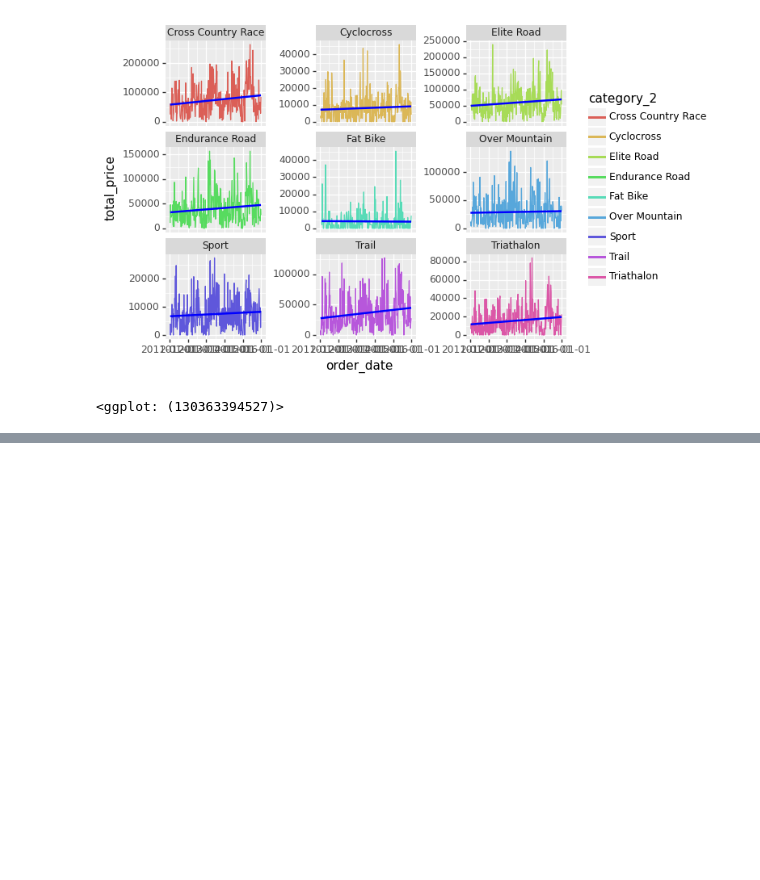
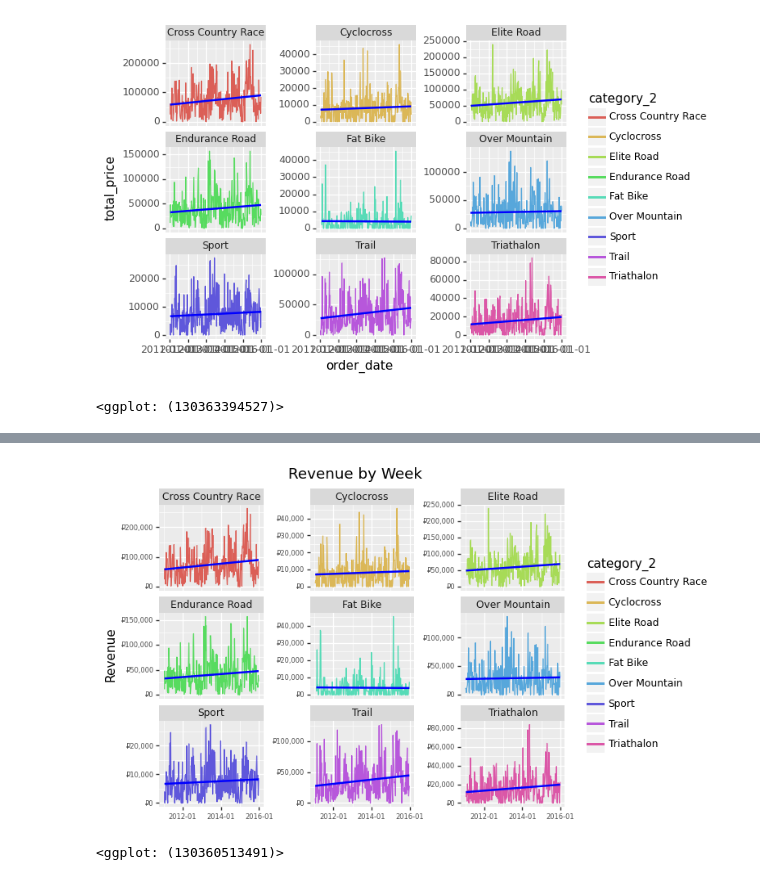
Before and after one commit to boodscode237/DS48_101, a Jupyter notebook: main.ipynb, the cells around one changed output, grey strips where cells are left out. Drawn from its saved outputs; the diff is of its cells as text; code cells hidden in the pictures; blank space fills up the shorter version.

```diff
--- a/main.ipynb
+++ b/main.ipynb
@@ -1156,0 +1339,26 @@ ggplot(
+# %%
+ggplot(
+    mapping = aes(x='order_date', y='total_price', color='category_2'),
+    data = sales_by_month_cat_2
+) + \
+    geom_line() + \
+    geom_smooth(method = 'lm', se=False, color='blue') + \
+    facet_wrap(facets='category_2', ncol=3, scales='free_y') + \
+    scale_y_continuous(labels = rub) + \
+    scale_x_datetime(
+        breaks = date_breaks('2 years'),
+        labels = date_format(fmt='%Y-%m')
+    ) + \
+    labs(
+        title = 'Revenue by Week',
+        x = '',
+        y = 'Revenue'
+    ) + \
+    theme(
+        subplots_adjust={'wspace': 0.45},
+        axis_text_y=element_text(size=6),
+        axis_text_x=element_text(size=6)
+    )
+# %% [output]
+[figure, added]
+<ggplot: (130360513491)>
```
Also changed, not shown: parts of 20 cells of this notebook.
